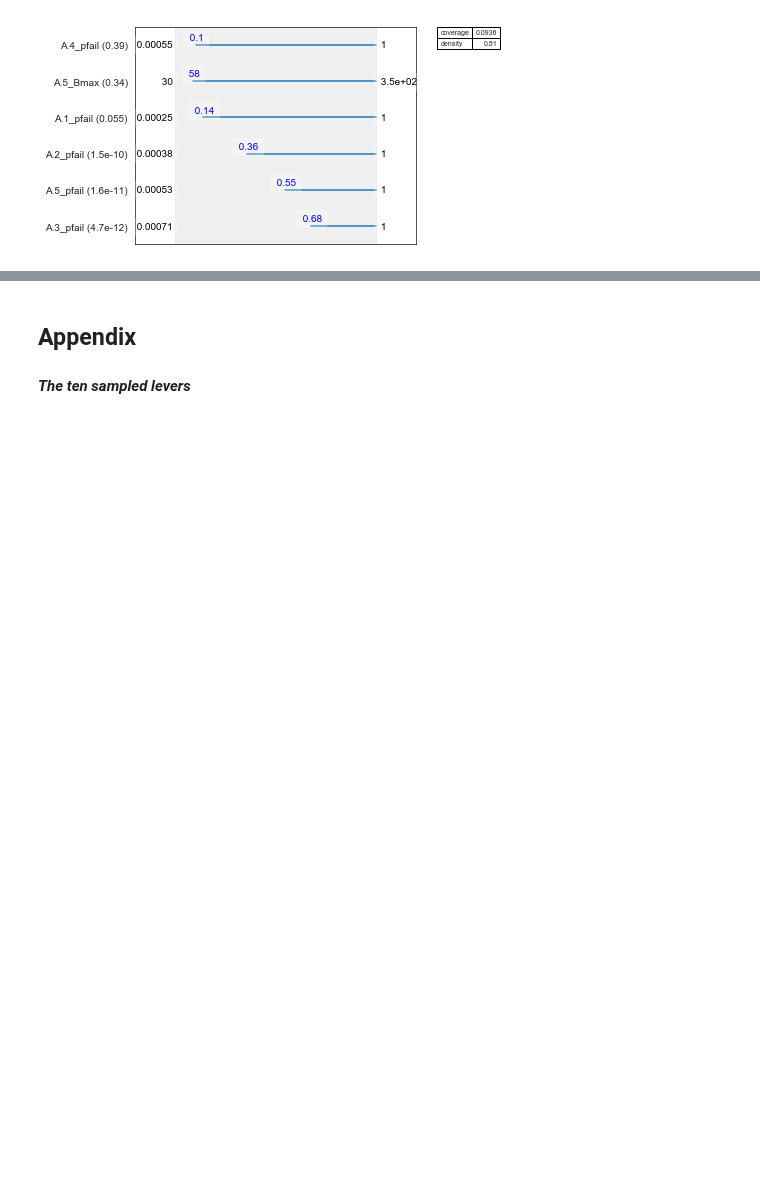
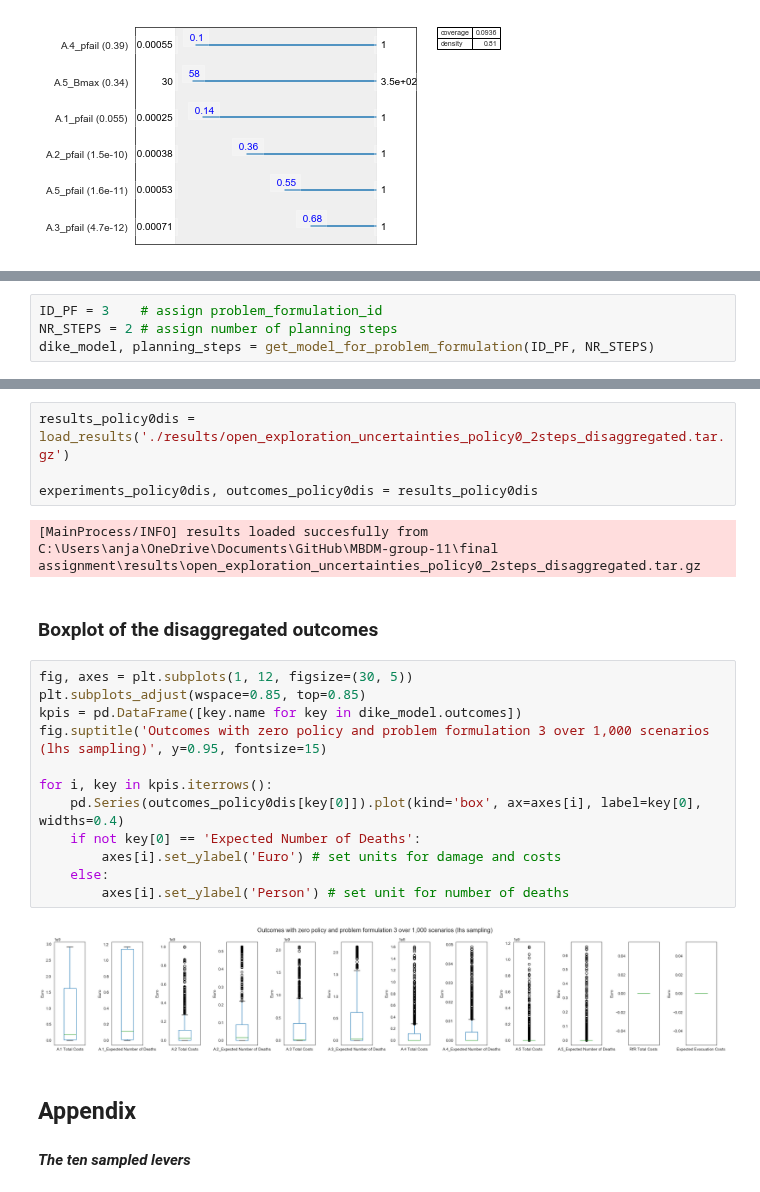
Before and after one commit to pdebiase/MBDM-group-11, a Jupyter notebook: final assignment/Open exploration Uncertainties.ipynb, the cells around one changed output, grey strips where cells are left out. Saved outputs shown, nothing was run; the diff lists cells and outputs as text; blank space fills up the shorter version.

```diff
--- a/final assignment/Open exploration Uncertainties.ipynb
+++ b/final assignment/Open exploration Uncertainties.ipynb
@@ -327,0 +336,4 @@ plt.show()
+# %%
+ID_PF = 3    # assign problem_formulation_id
+NR_STEPS = 2 # assign number of planning steps
+dike_model, planning_steps = get_model_for_problem_formulation(ID_PF, NR_STEPS)
@@ -328,3 +364,25 @@ plt.show()
+# %%
+results_policy0dis = load_results('./results/open_exploration_uncertainties_policy0_2steps_disaggregated.tar.gz')
+
+experiments_policy0dis, outcomes_policy0dis = results_policy0dis
+# %% [output]
+[MainProcess/INFO] results loaded succesfully from C:\Users\anja\OneDrive\Documents\GitHub\MBDM-group-11\final assignment\results\open_exploration_uncertainties_policy0_2steps_disaggregated.tar.gz
+# %% [markdown]
+### Boxplot of the disaggregated outcomes
+# %%
+fig, axes = plt.subplots(1, 12, figsize=(30, 5))
+plt.subplots_adjust(wspace=0.85, top=0.85)
+kpis = pd.DataFrame([key.name for key in dike_model.outcomes])
+fig.suptitle('Outcomes with zero policy and problem formulation 3 over 1,000 scenarios (lhs sampling)', y=0.95, fontsize=15)
+
+for i, key in kpis.iterrows():
+    pd.Series(outcomes_policy0dis[key[0]]).plot(kind='box', ax=axes[i], label=key[0], widths=0.4)
+    if not key[0] == 'Expected Number of Deaths':
+        axes[i].set_ylabel('Euro') # set units for damage and costs
+    else:
+        axes[i].set_ylabel('Person') # set unit for number of deaths
+# %% [output]
+[figure, added]
 # %% [markdown]
 ## Appendix
 
```
Also changed, not shown: parts of 3 cells of this notebook, 1 other file.
